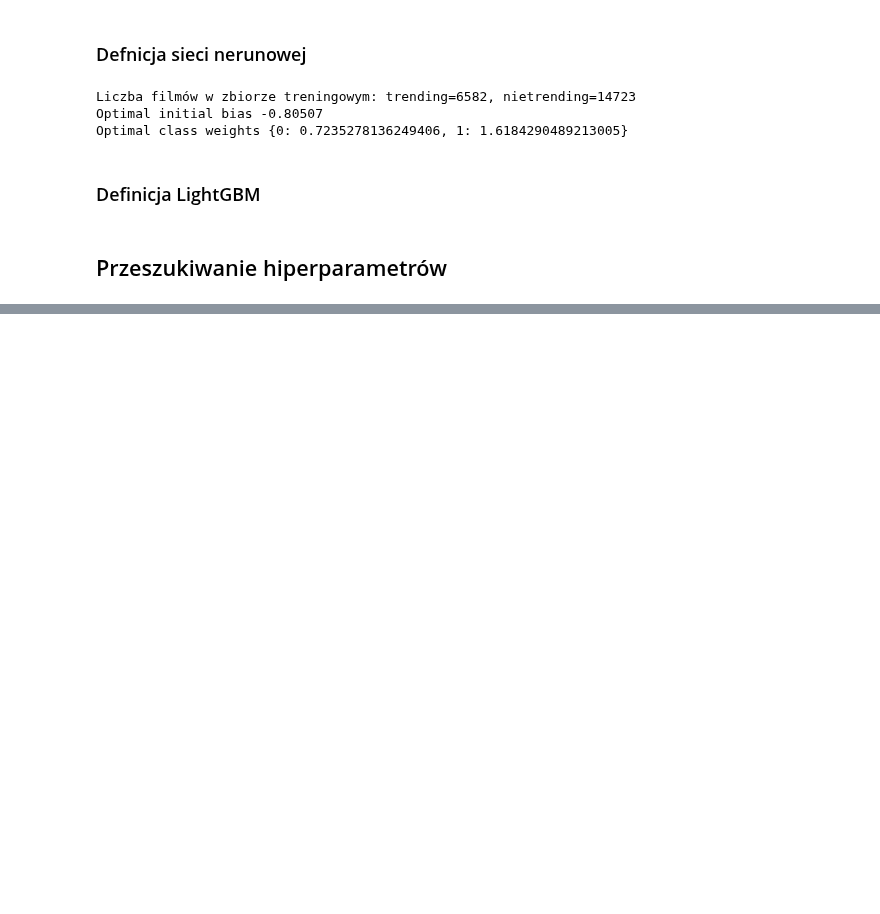
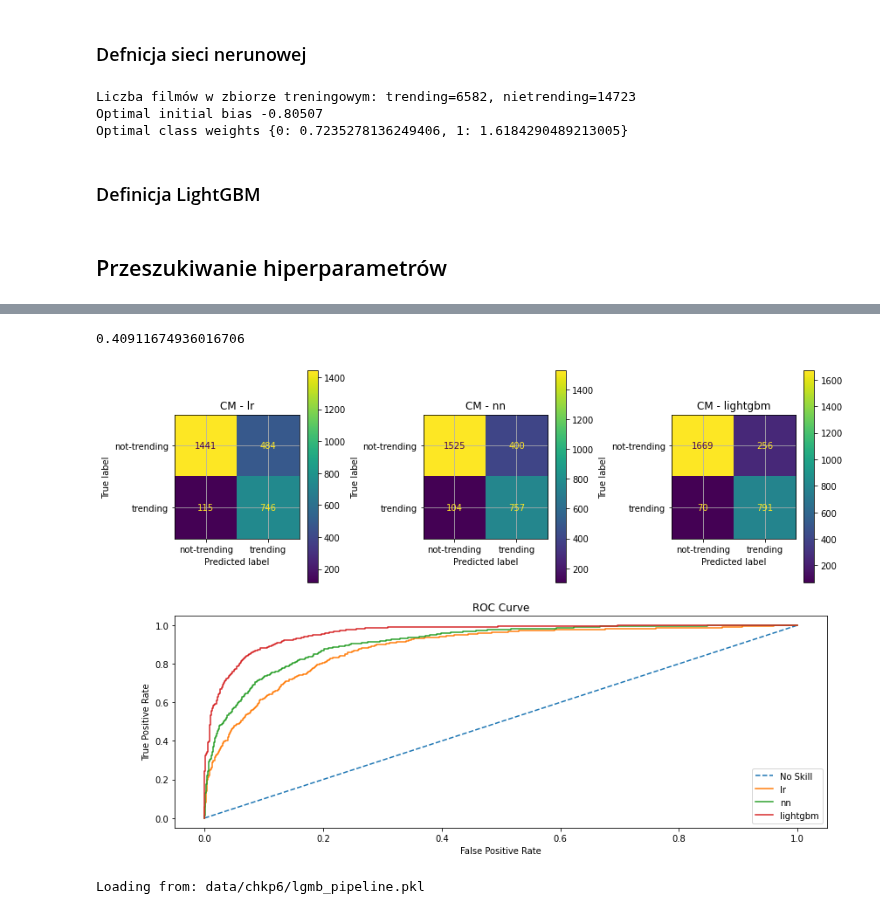
Before and after one commit to AxolotlOfConflagration/yt_trending_videos, a Jupyter notebook: checkpoint6.ipynb, the cells around one changed output, grey strips where cells are left out. Drawn from its saved outputs; the diff is of its cells as text; code cells hidden in the pictures; blank space fills up the shorter version.

Commit message:
Chkp6

```diff
--- a/checkpoint6.ipynb
+++ b/checkpoint6.ipynb
@@ -386,0 +388,5 @@ df_results
+# %%
+df_results = pd.read_pickle('data/chkp6/results.pkl')
+plots_data = load_pickle('data/chkp6/plots_data.pkl')
+
+df_results
@@ -386,0 +399,44 @@ df_results
+# %%
+gmeans = np.sqrt(plots_data['lightgbm']['tpr'] * (1-plots_data['lightgbm']['fpr']))
+THRESHOLD = plots_data['lightgbm']['thresholds'][np.argmax(gmeans)]
+print(THRESHOLD)
+# %% [output]
+0.40911674936016706
+# %%
+# fig, axs = plt.subplots(1, 4, figsize=(20, 4))
+# plt.style.use('seaborn')
+
+fig = plt.figure(figsize=(12,8))
+gs = fig.add_gridspec(2, 3)
+
+axs = [
+    fig.add_subplot(gs[0, 0]),
+    fig.add_subplot(gs[0, 1]),
+    fig.add_subplot(gs[0, 2]),
+    fig.add_subplot(gs[1, :])
+]
+
+
+for idx, a_name in enumerate(plots_data):
+    plot_data = plots_data[a_name]
+    axs[idx].set_title(f'CM - {a_name}')
+    axs[idx].grid(b=None)
+    disp = ConfusionMatrixDisplay(confusion_matrix=plot_data['cm'], display_labels = ['not-trending', 'trending'])
+    disp.plot(ax=axs[idx])
+
+    if idx == 0:
+        axs[-1].set_title(f'ROC Curve')
+    plot_auc_roc(a_name, plot_data['fpr'], plot_data['tpr'], axs[-1], idx==0)
+
+fig.tight_layout()
+fig.show()
+# %% [output]
+[figure, added]
+# %%
+# lgmb_cv = load_pickle('data/chkp6/rscv_lightgbm.pkl')
+# lgmb_pipeline = lgmb_cv.best_estimator_
+
+# save_pickle(lgmb_pipeline, 'data/chkp6/lgmb_pipeline.pkl')
+lgmb_pipeline = load_pickle('data/chkp6/lgmb_pipeline.pkl')
+# %% [output]
+Loading from: data/chkp6/lgmb_pipeline.pkl
```
Also changed, not shown: parts of 14 cells of this notebook.
